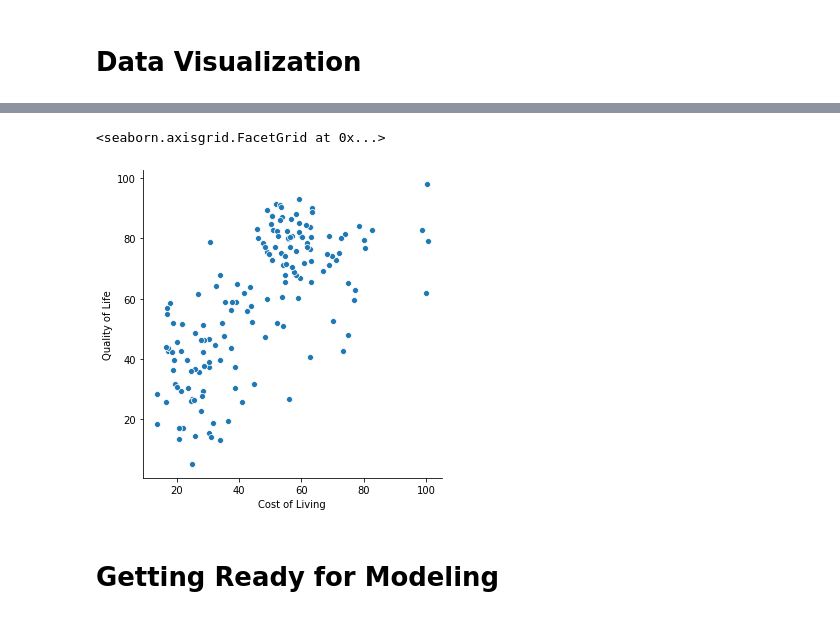
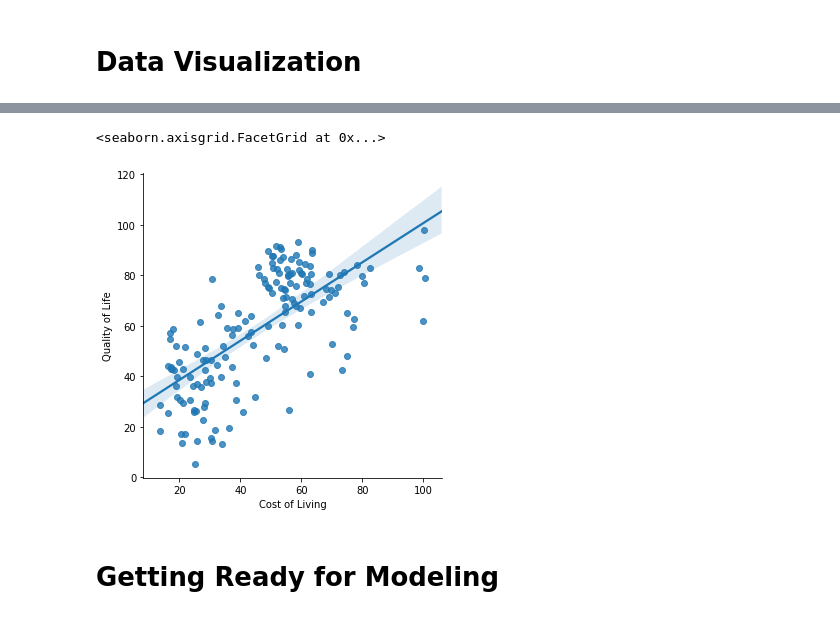
Before and after one commit to b3nb4ggs/tamudatathon2020, a Jupyter notebook: City Search/TAMU_Datathon.ipynb, the cells around one changed output, grey strips where cells are left out. Cells and saved outputs as stored; diff of their text form; code cells hidden in the pictures.

```diff
--- a/City Search/TAMU_Datathon.ipynb
+++ b/City Search/TAMU_Datathon.ipynb
@@ -204,8 +223,8 @@ Index(['City Name', 'Country', 'Purchase Power', 'Pollution', 'Health Care',
 # %%
-sb.relplot(x='Cost of Living',y='Quality of Life',data=merged_df)
+sb.lmplot(x='Cost of Living',y='Quality of Life',data=merged_df)
 # %% [output]
 <seaborn.axisgrid.FacetGrid at 0x...>
-[figure, old version]
+[figure, new version]
 # %% [markdown]
 # Getting Ready for Modeling
 # %%
```
Also changed, not shown: parts of 9 cells of this notebook.
